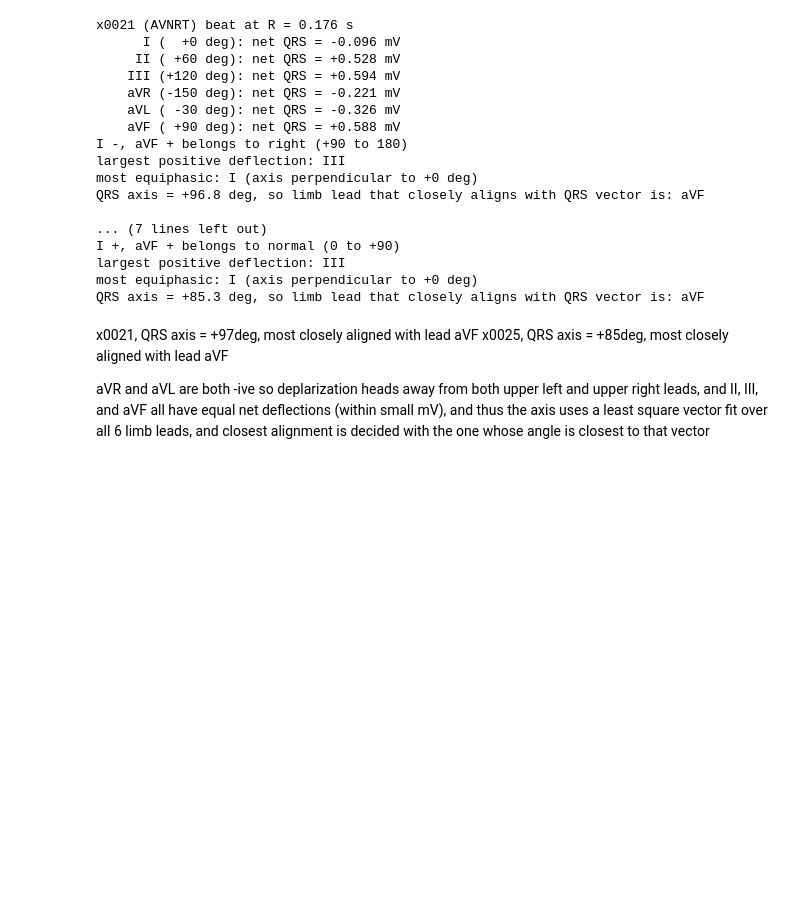
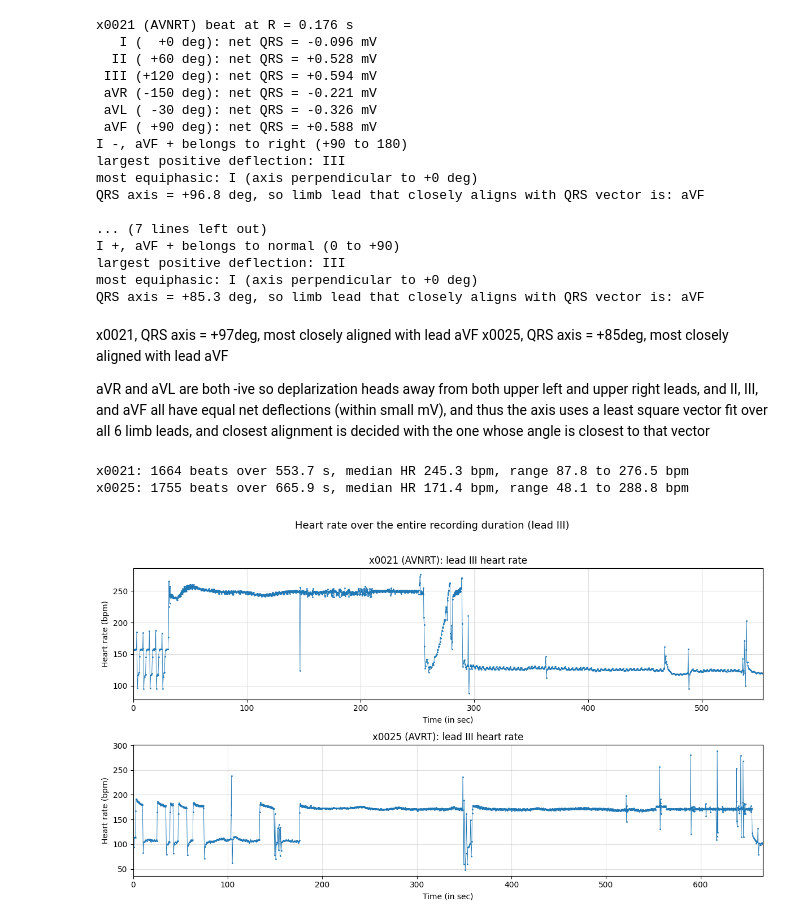
Before and after one commit to g019-expert/BMEN5801_PS1, a Jupyter notebook: BMEN5801_ps1.ipynb, the cells around one changed output. Saved outputs shown, nothing was run; the diff lists cells and outputs as text; code cells hidden in the pictures; blank space fills up the shorter version.

```diff
--- a/BMEN5801_ps1.ipynb
+++ b/BMEN5801_ps1.ipynb
@@ -198,7 +193,7 @@ aVR and aVL are both -ive so deplarization heads away from both upper left and u
 # %%
 # 1(c)
 # lead III for both recrods sampled at same FS, and determine instant HR againt time for whole recording
-from scipy import ndimage
+from scipy import ndimage as ndi
 
 # after i tested find_peaks with 1 threshold it broke on the given data because
 # both records contains tall spikes. so picking those R peaks and applying median filter
@@ -208,33 +203,37 @@ def detect_r_peaks(x, fs=FS, frac=0.35):
     xm = signal.medfilt(x, int(0.02*fs) | 1) # median filter to fremove spikes but qrs intact
     b, a = signal.butter(2, [0.5, 40], btype='band', fs=fs)
     y = signal.filtfilt(b, a, xm)
     # local R height (0.8 s max), then a 5 s median so one large ectopc beat can't push the threshold over its neighbours
     step = int(0.05*fs)
-    loc_max = ndimage.maximum_filter1d(y, int(0.8*fs))[::step]
-    r_level = np.repeat(ndimage.median_filter(loc_max, int(5*fs/step)), step)[:len(y)]
+    loc_max = ndi.maximum_filter1d(y, int(0.8*fs))[::step]
+    r_level = np.repeat(ndi.median_filter(loc_max, int(5*fs/step)), step)[:len(y)]
     # peaks observed at least 200 ms apart and above 35% of local R height, hr is capped at 300
     pk, _ = find_peaks(y, distance=int(0.2*fs))
     return pk[y[pk] > frac*r_level[pk]]
 
 fig, axes = plt.subplots(2, 1, figsize=(12, 7))
 for ax, (rec, dx) in zip(axes, PATIENTS):
     x = get_record(df, rec)['III'].values.astype(float)
     pk = detect_r_peaks(x)
     rr = np.diff(pk) / FS
     hr = 60 / rr
     t_beat = pk[1:] / FS
 
     ax.plot(t_beat, hr, lw=0.6, marker='.', ms=2)
     ax.set_xlim(0, len(x)/FS)
     ax.set_xlabel('Time (in sec)')
     ax.set_ylabel('Heart rate (bpm)')
     ax.set_title(f'{rec} ({dx}): lead III heart rate')
     ax.grid(True, alpha=0.4)
 
     print(f'{rec}: {len(pk)} beats over {len(x)/FS:.1f} s, '
-          f'median HR {np.median(hr):.1f} bpm, range {hr.min():.1f}-{hr.max():.1f} bpm')
+          f'median HR {np.median(hr):.1f} bpm, range {hr.min():.1f} to {hr.max():.1f} bpm')
 
 fig.suptitle('Heart rate over the entire recording duration (lead III)', fontsize=13)
 fig.tight_layout(rect=[0, 0, 1, 0.96])
 fig.savefig(f'{RESULTS}/p1c_heart_rate.png', dpi=200, bbox_inches='tight')
 plt.show()
+# %% [output]
+x0021: 1664 beats over 553.7 s, median HR 245.3 bpm, range 87.8 to 276.5 bpm
+x0025: 1755 beats over 665.9 s, median HR 171.4 bpm, range 48.1 to 288.8 bpm
+[figure, added]
```
Also changed, not shown: parts of 17 cells of this notebook.
